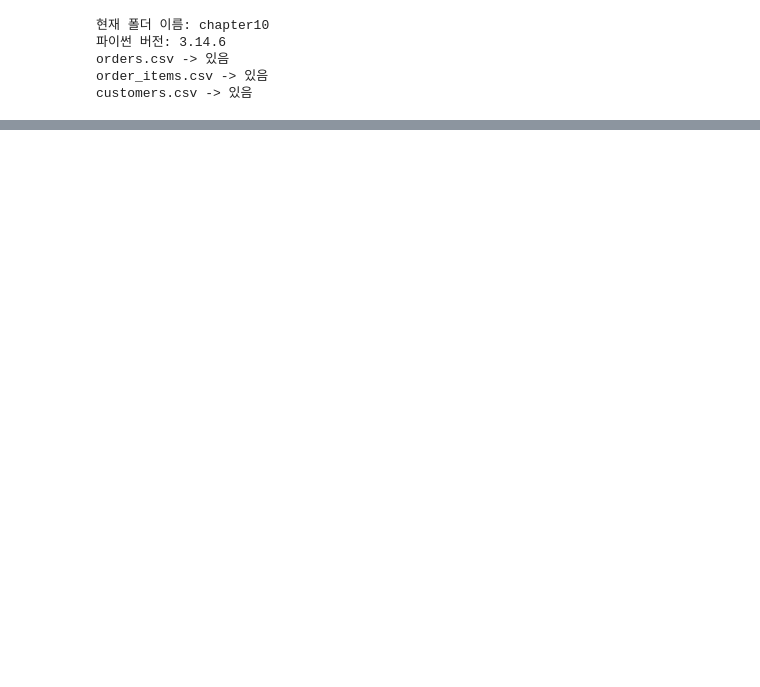
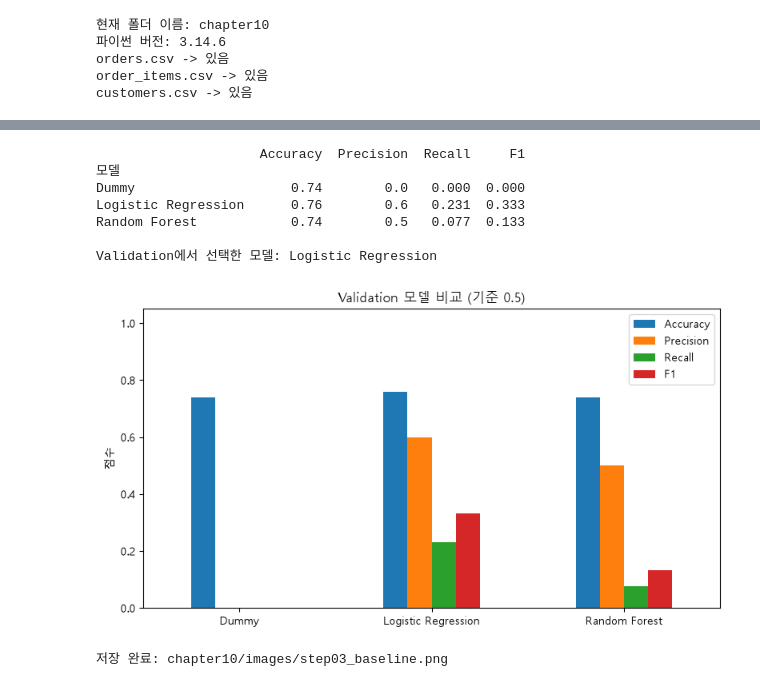
Before and after one commit to apll970502/llm-data-analysis-course, a Jupyter notebook: chapter10/chapter10.ipynb, the cells around one changed output, grey strips where cells are left out. Saved outputs shown, nothing was run; the diff lists cells and outputs as text; code cells hidden in the pictures; blank space fills up the shorter version.

```diff
--- a/chapter10/chapter10.ipynb
+++ b/chapter10/chapter10.ipynb
@@ -211,0 +273,20 @@ See https://pandas.pydata.org/docs/user_guide/migration-3-strings.html#string-mi
+# %%
+from sklearn.model_selection import train_test_split
+
+X = merged[feature_columns]
+y = merged["is_cancelled"]
+
+# 1) Test 20% 먼저 떼어 두기 (클래스 비율 유지)
+X_rest, X_test, y_rest, y_test = train_test_split(X, y, test_size=0.20, stratify=y, random_state=42)
+# 2) 나머지에서 Validation 25% (전체의 20%)
+X_train, X_val, y_train, y_val = train_test_split(X_rest, y_rest, test_size=0.25, stratify=y_rest, random_state=42)
+
+split_summary = pd.DataFrame({
+    "행 수": [len(y_train), len(y_val), len(y_test)],
+    "completed": [int((y_train == 0).sum()), int((y_val == 0).sum()), int((y_test == 0).sum())],
+    "cancelled": [int((y_train == 1).sum()), int((y_val == 1).sum()), int((y_test == 1).sum())],
+    "취소 비율(%)": [round(y_train.mean() * 100, 1), round(y_val.mean() * 100, 1), round(y_test.mean() * 100, 1)],
+}, index=["Train", "Validation", "Test"])
+print(split_summary)
+print()
+print("세 구간 모두 두 클래스 존재:", all(s.nunique() == 2 for s in [y_train, y_val, y_test]))
@@ -211,0 +351,60 @@ See https://pandas.pydata.org/docs/user_guide/migration-3-strings.html#string-mi
+# %%
+import numpy as np
+from sklearn.dummy import DummyClassifier
+from sklearn.ensemble import RandomForestClassifier
+from sklearn.linear_model import LogisticRegression
+from sklearn.metrics import accuracy_score, f1_score, precision_score, recall_score
+
+candidates = {
+    "Dummy": DummyClassifier(strategy="most_frequent"),
+    "Logistic Regression": LogisticRegression(max_iter=1000, random_state=42),
+    "Random Forest": RandomForestClassifier(n_estimators=200, random_state=42),
+}
+
+def calc_metrics(y_true, y_pred):
+    return {
+        "Accuracy": accuracy_score(y_true, y_pred),
+        "Precision": precision_score(y_true, y_pred, zero_division=0),
+        "Recall": recall_score(y_true, y_pred, zero_division=0),
+        "F1": f1_score(y_true, y_pred, zero_division=0),
+    }
+
+fitted_models = {}
+rows = []
+for name, model in candidates.items():
+    pipe = Pipeline([("prep", make_preprocessor()), ("model", model)])
+    pipe.fit(X_train, y_train)          # Train으로만 학습
+    fitted_models[name] = pipe
+    m = calc_metrics(y_val, pipe.predict(X_val))   # Validation 평가 (기본 기준 0.5)
+    m["모델"] = name
+    rows.append(m)
+
+val_compare = pd.DataFrame(rows).set_index("모델").round(3)
+print(val_compare)
+
+# 선택 규칙: Dummy 제외, F1 -> Recall -> Precision 순으로 비교
+non_base = val_compare.drop(index="Dummy")
+selected_model_name = non_base.sort_values(["F1", "Recall", "Precision"], ascending=False).index[0]
+print()
+print("Validation에서 선택한 모델:", selected_model_name)
+
+fig, ax = plt.subplots(figsize=(8, 4.5))
+val_compare[["Accuracy", "Precision", "Recall", "F1"]].plot(kind="bar", ax=ax, rot=0)
+ax.set_title("Validation 모델 비교 (기준 0.5)")
+ax.set_ylabel("점수")
+ax.set_ylim(0, 1.05)
+ax.set_xlabel("")
+plt.tight_layout()
+plt.savefig(IMAGE_DIR / "step03_baseline.png", dpi=150)
+plt.show()
+print("저장 완료: chapter10/images/step03_baseline.png")
+# %% [output]
+                     Accuracy  Precision  Recall     F1
+모델
+Dummy                    0.74        0.0   0.000  0.000
+Logistic Regression      0.76        0.6   0.231  0.333
+Random Forest            0.74        0.5   0.077  0.133
+
+Validation에서 선택한 모델: Logistic Regression
+[figure, added]
+저장 완료: chapter10/images/step03_baseline.png
```
Also changed, not shown: parts of 47 cells of this notebook, 4 other files.
